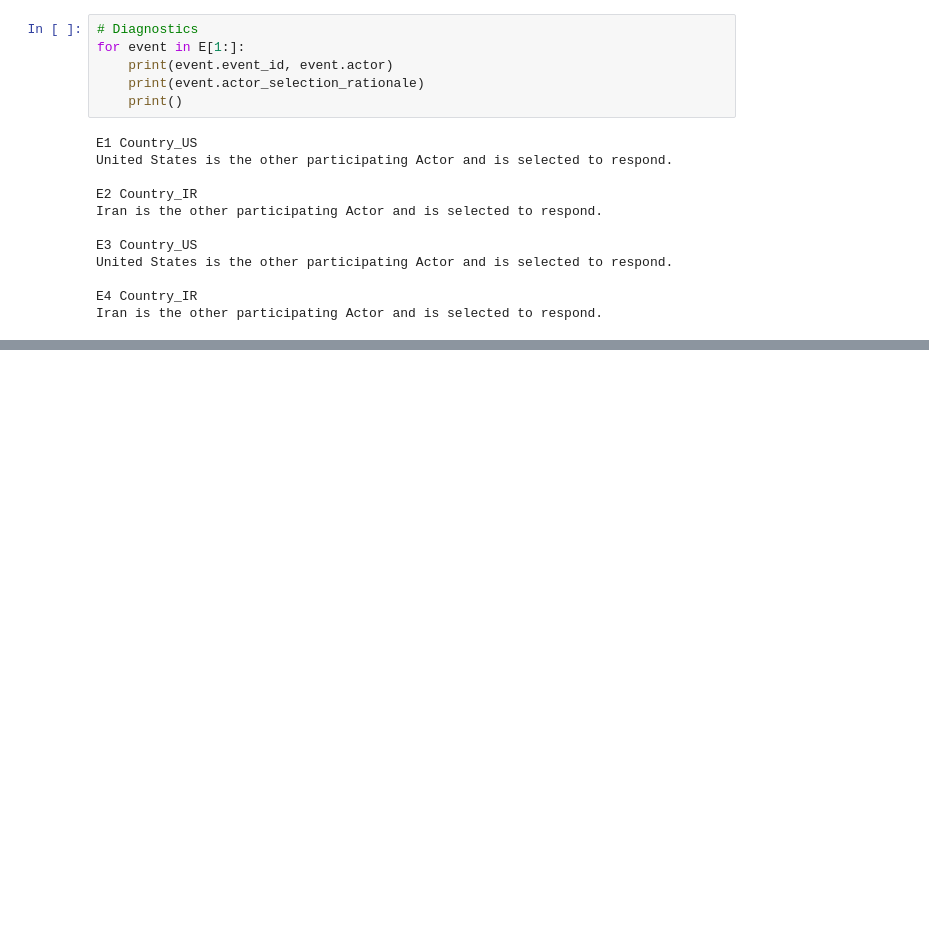
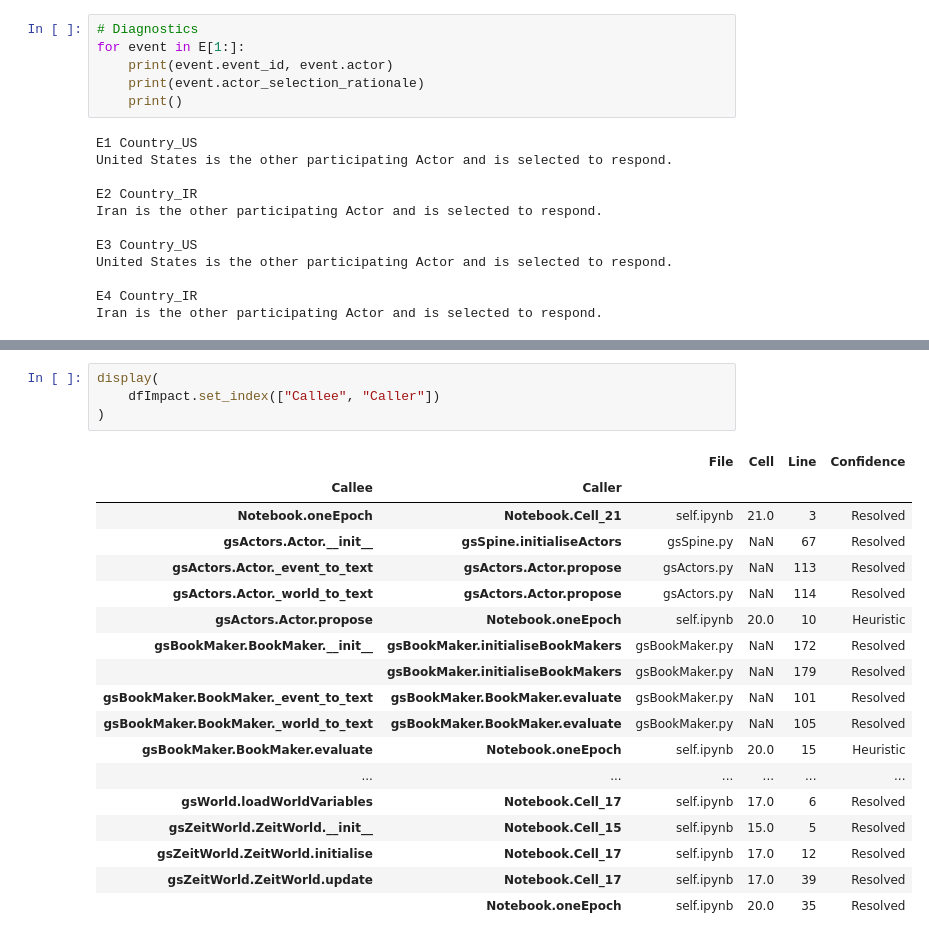
Before and after one commit to prithwis/GeoSim, a Jupyter notebook: GeoSim.ipynb, the cells around one changed output, grey strips where cells are left out. Saved outputs shown, nothing was run; the diff lists cells and outputs as text; blank space fills up the shorter version.

```diff
--- a/GeoSim.ipynb
+++ b/GeoSim.ipynb
@@ -461,0 +1514,23 @@ Iran is the other participating Actor and is selected to respond.
+# %%
+display(
+    dfImpact.set_index(["Callee", "Caller"])
+)
+# %% [output]
+|  |  | File | Cell | Line | Confidence |
+| Callee | Caller |  |  |  |  |
+| Notebook.oneEpoch | Notebook.Cell_21 | self.ipynb | 21.0 | 3 | Resolved |
+| gsActors.Actor.__init__ | gsSpine.initialiseActors | gsSpine.py | NaN | 67 | Resolved |
+| gsActors.Actor._event_to_text | gsActors.Actor.propose | gsActors.py | NaN | 113 | Resolved |
+| gsActors.Actor._world_to_text | gsActors.Actor.propose | gsActors.py | NaN | 114 | Resolved |
+| gsActors.Actor.propose | Notebook.oneEpoch | self.ipynb | 20.0 | 10 | Heuristic |
+| gsBookMaker.BookMaker.__init__ | gsBookMaker.initialiseBookMakers | gsBookMaker.py | NaN | 172 | Resolved |
+|  | gsBookMaker.initialiseBookMakers | gsBookMaker.py | NaN | 179 | Resolved |
+| gsBookMaker.BookMaker._event_to_text | gsBookMaker.BookMaker.evaluate | gsBookMaker.py | NaN | 101 | Resolved |
+| gsBookMaker.BookMaker._world_to_text | gsBookMaker.BookMaker.evaluate | gsBookMaker.py | NaN | 105 | Resolved |
+| gsBookMaker.BookMaker.evaluate | Notebook.oneEpoch | self.ipynb | 20.0 | 15 | Heuristic |
+| ... | ... | ... | ... | ... | ... |
+| gsWorld.loadWorldVariables | Notebook.Cell_17 | self.ipynb | 17.0 | 6 | Resolved |
+| gsZeitWorld.ZeitWorld.__init__ | Notebook.Cell_15 | self.ipynb | 15.0 | 5 | Resolved |
+| gsZeitWorld.ZeitWorld.initialise | Notebook.Cell_17 | self.ipynb | 17.0 | 12 | Resolved |
+| gsZeitWorld.ZeitWorld.update | Notebook.Cell_17 | self.ipynb | 17.0 | 39 | Resolved |
+|  | Notebook.oneEpoch | self.ipynb | 20.0 | 35 | Resolved |
```
Also changed, not shown: parts of 9 cells of this notebook.
